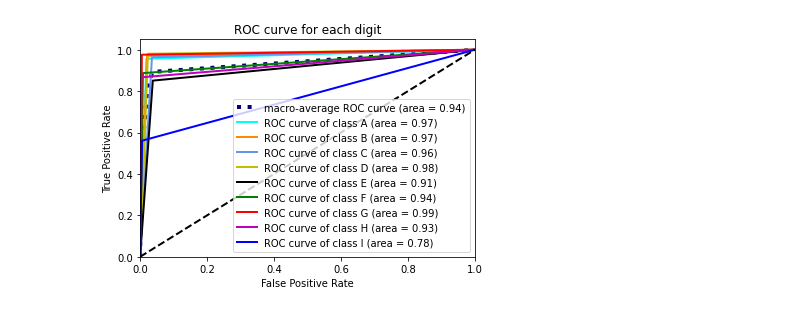
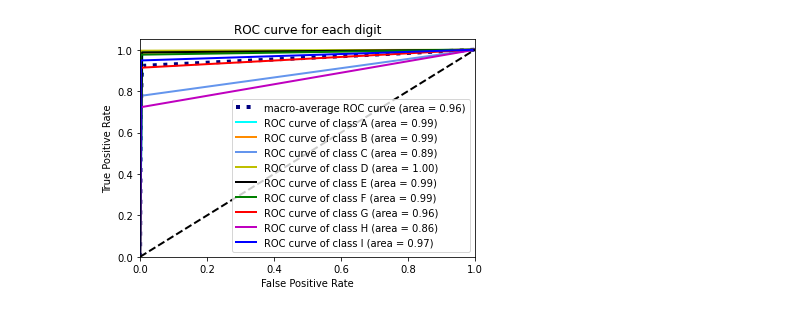
Before and after one commit to MachineLearning-S20/final-project-j-a-r-v-i-s, a Jupyter notebook: train.ipynb, the cells around one changed output. Saved outputs shown, nothing was run; the diff lists cells and outputs as text; code cells hidden in the pictures.

Commit message:
final train

```diff
--- a/train.ipynb
+++ b/train.ipynb
@@ -260,7 +260,7 @@ def CreateImages(letter, num_imgs, X, y):
 
     transformations = {'rotate anticlockwise': anticlockwise_rotation,
                           'rotate clockwise': clockwise_rotation,
-                          'horizontal flip': h_flip,
+                          #'horizontal flip': h_flip,
                           #'vertical flip': v_flip,
                           'warp shift': warp_shift,
                           'adding noise': add_noise}
@@ -349,7 +349,7 @@ def DataAug(X, y):
 
     ###################### Data Augmentation with C ###########################
     # Create 800 more images of letter C
-    X_C, y_C = CreateImages("C", 1, X, y)
+    #X_C, y_C = CreateImages("C", 1, X, y)
 
     ###################### Data Augmentation with G ###########################
     # Create 800 more images of letter G
@@ -363,8 +363,8 @@ def DataAug(X, y):
     # Create 1000 more images of all letters
     X_all, y_all = CreateImages("All", 1000, X, y)
 
-    X_DA = np.concatenate((X_C, X_G, X_H, X_all))
-    y_DA = np.concatenate((y_C, y_G, y_H, y_all))
+    X_DA = np.concatenate((X_G, X_H, X_all))
+    y_DA = np.concatenate((y_G, y_H, y_all))
 
     return X_DA, y_DA
 # %%
@@ -549,5 +561,3 @@ def train(X, y):
 # %%
 X = np.load('drive/My Drive/train_data.npy')
 y = np.load('drive/My Drive/train_labels.npy')
-# %%
-model, train_loader, val_loader = train(X,y)
@@ -569,0 +564,2 @@ Accuracy val: 0.78
+# %%
+train(X,y)
@@ -570,37 +587,60 @@ Accuracy val: 0.78
 # %%
-X_norm = []
-for i in range(X.shape[0]):
+    X_norm = []
+    for i in range(X.shape[0]):
         img = X[i]
         img_r = cv2.resize(img, dsize=(50,50), interpolation=cv2.INTER_CUBIC)
         img_g = rgb2gray(img_r)
         img_1d = img_g.flatten()
         X_norm.append(img_1d)
-X_norm = np.asarray(X_norm)
+    X_norm = np.asarray(X_norm)
 
-# Convert characters to numbers
-y = np.squeeze(y)
-ulabels = np.unique(y)
-y_num = np.zeros(len(y))
-for i in range(len(ulabels)):
-      y_num[y == ulabels[i]] = i
+    # Convert characters to numbers
+    y = np.squeeze(y)
+    ulabels = np.unique(y)
+    y_num = np.zeros(len(y))
+    for i in range(len(ulabels)):
+        y_num[y == ulabels[i]] = i
 
-# Splitting
-X_train_class, X_val_class, y_train_class, y_val_class = train_test_split(
-          X_norm, y_num, test_size = 0.35, random_state = 4)
+    # Splitting
+    X_train_class, X_val_class, y_train_class, y_val_class = train_test_split(
+          X_norm, y_num, test_size = 0.1, random_state = 4)
 
-possibleLabels = ["A", "B", "C", "D", "E", "F", "G", "H", "I"]
+    ################## Section 2: Loading Other DatasetS #######################
+    # We will now add our addition MNIST dataset from Kaggle, and additional photos taken of the letter C.
+    # The images from Kaggle are in a Nx784 array. The additional images of the
+    # letter C are in the same format as the input data.
+    # Link: https://www.kaggle.com/datamunge/sign-language-mnist
+    ###########################################################################
 
-X_2d = []
-for i in X_val_class:
-    X_2d.append(i.reshape(1, 50, 50))
-X_2d = np.array(X_2d)
+    X_MNIST, y_MNIST = LoadMNIST()
+
+    X_train_MNIST, X_val_MNIST, y_train_MNIST, y_val_MNIST = train_test_split(
+          X_MNIST, y_MNIST, test_size = 0.2, random_state = 4)
+
+    X_C, y_C = AddC();
+
+    ##################### Section 3: Combining Datasets #######################
+    # We will now combine datasets to get our total training and validation
+    # sets.
+    ###########################################################################
+
+    X_train_comb = np.concatenate((X_train_class, X_train_MNIST, X_C))
+    y_train_comb = np.concatenate((y_train_class, y_train_MNIST, y_C))
+    X_val_comb = np.concatenate((X_val_class, X_val_MNIST))
+    y_val_comb = np.concatenate((y_val_class, y_val_MNIST))
+
+
+    X_2d = []
+    for i in X_val_comb:
+        X_2d.append(i.reshape(1, 50, 50))
+    X_2d = np.array(X_2d)
 
         # Convert data & labels from numpy to PyTorch format
-data = torch.FloatTensor(X_2d)
+    data = torch.FloatTensor(X_2d)
         #data = data.permute(0,3,1,2)
-labels = torch.LongTensor(y_val_class)
+    labels = torch.LongTensor(y_val_comb)
 
-predictions = model(Variable(data))
+    predictions = model(Variable(data))
 #net.test(torch.max(predictions.data, 1)[1], labels)
-performMetrics(predictions.data, labels, possibleLabels, "CNN for Class test set")
+    performMetrics(predictions.data, labels, possibleLabels, "CNN for Class test set")
 # %% [output]
@@ -627,4 +667,4 @@ CNN for Class test set   I  accuracy:  0.5606060606060606
-[figure, old version]
+[figure, new version]
 # %%
 def convert2DTo1D(arr):
     if (len(arr) == 0):
```
Also changed, not shown: parts of 7 cells of this notebook.
